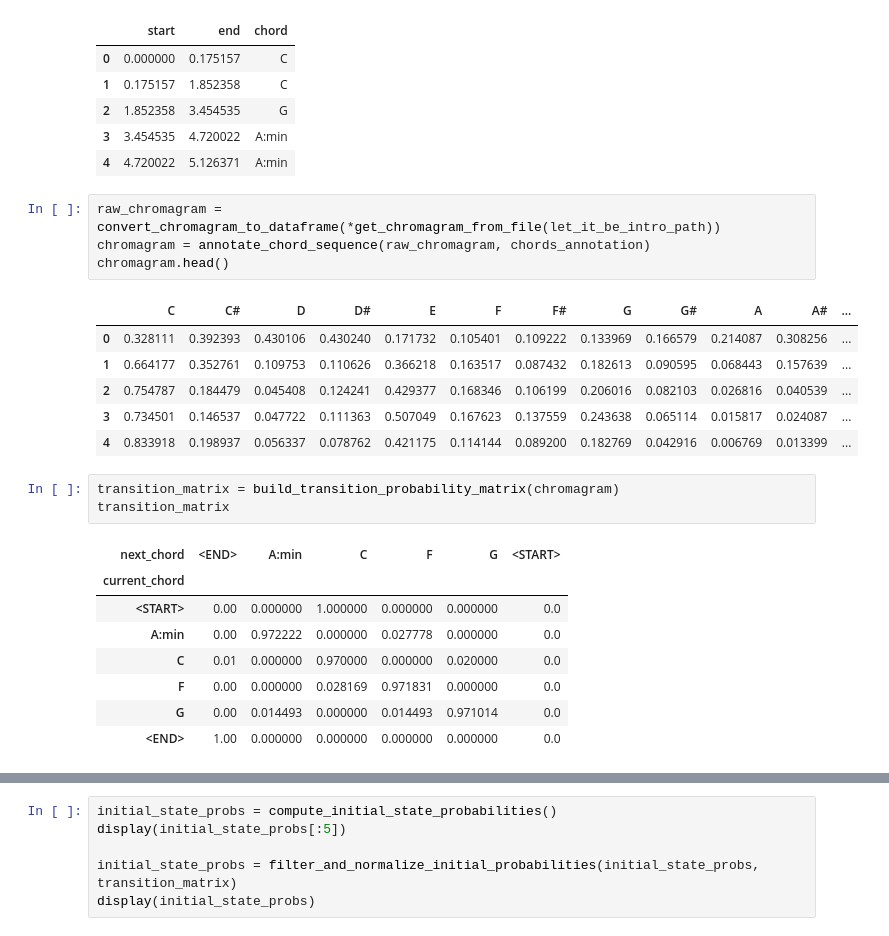
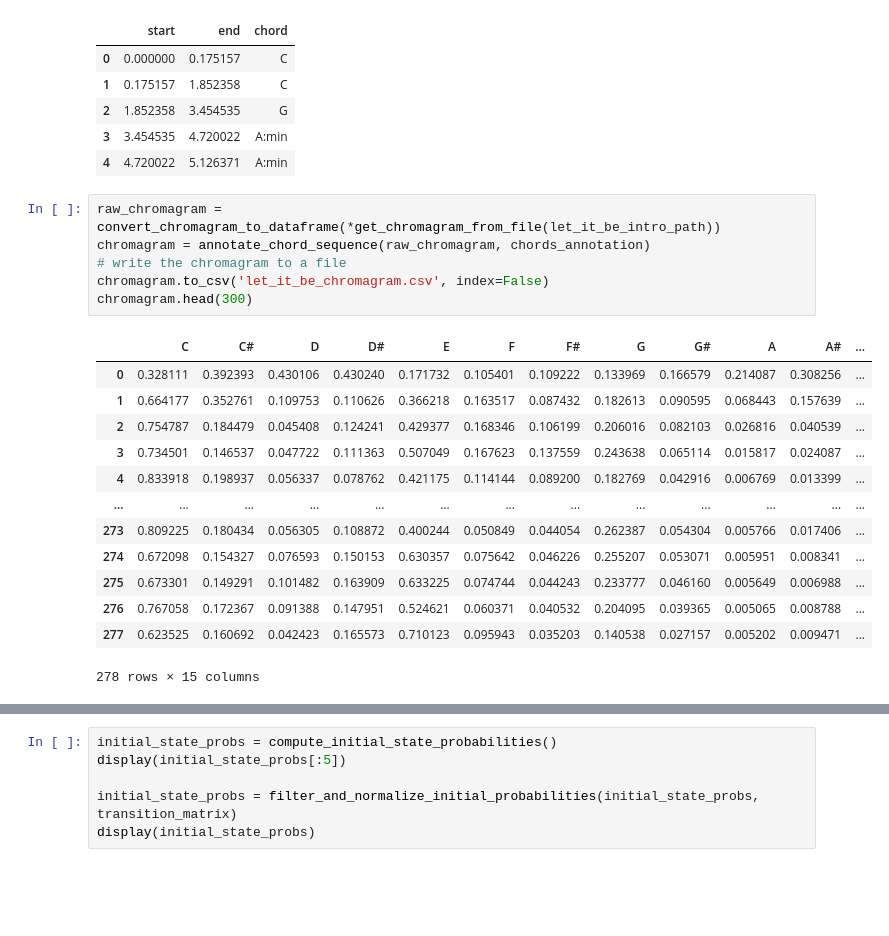
Before and after one commit to roybh1/chord-recognition-assignment, a Jupyter notebook: chord_prediction.ipynb, the cells around one changed output, grey strips where cells are left out. Drawn from its saved outputs; the diff is of its cells as text; blank space fills up the shorter version.

```diff
--- a/chord_prediction.ipynb
+++ b/chord_prediction.ipynb
@@ -27,23 +30,20 @@ chords_annotation.head()
 # %%
 raw_chromagram = convert_chromagram_to_dataframe(*get_chromagram_from_file(let_it_be_intro_path))
 chromagram = annotate_chord_sequence(raw_chromagram, chords_annotation)
-chromagram.head()
+# write the chromagram to a file
+chromagram.to_csv('let_it_be_chromagram.csv', index=False)
+chromagram.head(300)
 # %% [output]
 |  | C | C# | D | D# | E | F | F# | G | G# | A | A# | ... |
 | 0 | 0.328111 | 0.392393 | 0.430106 | 0.430240 | 0.171732 | 0.105401 | 0.109222 | 0.133969 | 0.166579 | 0.214087 | 0.308256 | ... |
 | 1 | 0.664177 | 0.352761 | 0.109753 | 0.110626 | 0.366218 | 0.163517 | 0.087432 | 0.182613 | 0.090595 | 0.068443 | 0.157639 | ... |
 | 2 | 0.754787 | 0.184479 | 0.045408 | 0.124241 | 0.429377 | 0.168346 | 0.106199 | 0.206016 | 0.082103 | 0.026816 | 0.040539 | ... |
 | 3 | 0.734501 | 0.146537 | 0.047722 | 0.111363 | 0.507049 | 0.167623 | 0.137559 | 0.243638 | 0.065114 | 0.015817 | 0.024087 | ... |
 | 4 | 0.833918 | 0.198937 | 0.056337 | 0.078762 | 0.421175 | 0.114144 | 0.089200 | 0.182769 | 0.042916 | 0.006769 | 0.013399 | ... |
+| ... | ... | ... | ... | ... | ... | ... | ... | ... | ... | ... | ... | ... |
+| 273 | 0.809225 | 0.180434 | 0.056305 | 0.108872 | 0.400244 | 0.050849 | 0.044054 | 0.262387 | 0.054304 | 0.005766 | 0.017406 | ... |
+| 274 | 0.672098 | 0.154327 | 0.076593 | 0.150153 | 0.630357 | 0.075642 | 0.046226 | 0.255207 | 0.053071 | 0.005951 | 0.008341 | ... |
+| 275 | 0.673301 | 0.149291 | 0.101482 | 0.163909 | 0.633225 | 0.074744 | 0.044243 | 0.233777 | 0.046160 | 0.005649 | 0.006988 | ... |
+| 276 | 0.767058 | 0.172367 | 0.091388 | 0.147951 | 0.524621 | 0.060371 | 0.040532 | 0.204095 | 0.039365 | 0.005065 | 0.008788 | ... |
+| 277 | 0.623525 | 0.160692 | 0.042423 | 0.165573 | 0.710123 | 0.095943 | 0.035203 | 0.140538 | 0.027157 | 0.005202 | 0.009471 | ... |
+278 rows × 15 columns
-# %%
-transition_matrix = build_transition_probability_matrix(chromagram)
-transition_matrix
-# %% [output]
-| next_chord | <END> | A:min | C | F | G | <START> |
-| current_chord |  |  |  |  |  |  |
-| <START> | 0.00 | 0.000000 | 1.000000 | 0.000000 | 0.000000 | 0.0 |
-| A:min | 0.00 | 0.972222 | 0.000000 | 0.027778 | 0.000000 | 0.0 |
-| C | 0.01 | 0.000000 | 0.970000 | 0.000000 | 0.020000 | 0.0 |
-| F | 0.00 | 0.000000 | 0.028169 | 0.971831 | 0.000000 | 0.0 |
-| G | 0.00 | 0.014493 | 0.000000 | 0.014493 | 0.971014 | 0.0 |
-| <END> | 1.00 | 0.000000 | 0.000000 | 0.000000 | 0.000000 | 0.0 |
```
Also changed, not shown: parts of 6 cells of this notebook, 2 other files.
